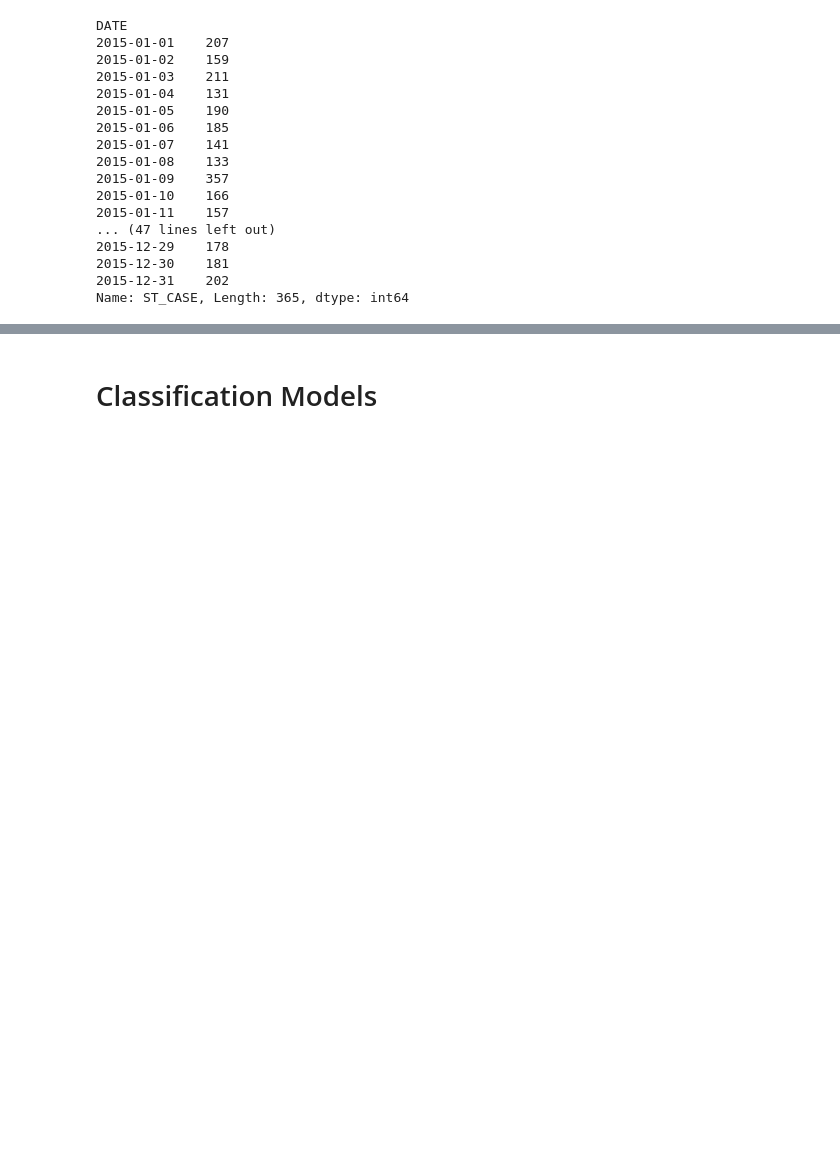
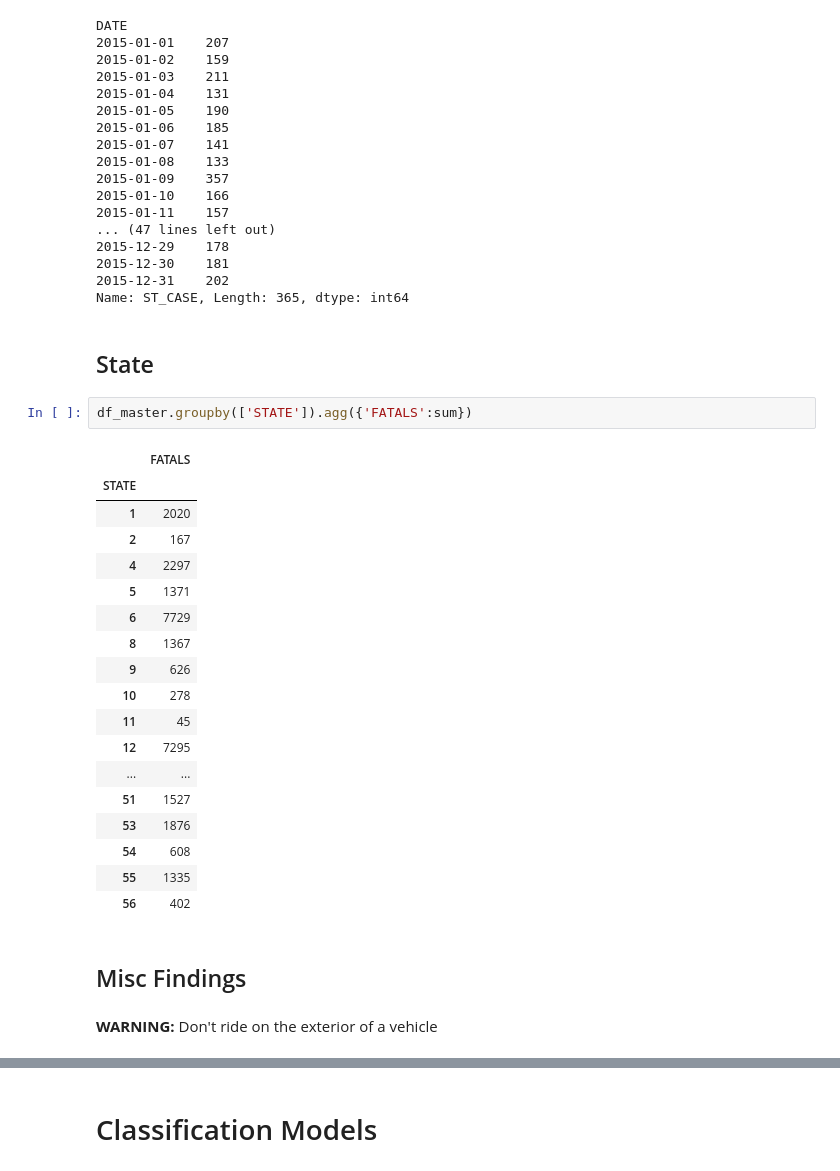
Before and after one commit to kjones5/metis_bootcamp, a Jupyter notebook: Project3_TrafficAccidentData/EDA_trafficfatalities.ipynb, the cells around one changed output, grey strips where cells are left out. Saved outputs shown, nothing was run; the diff lists cells and outputs as text; blank space fills up the shorter version.

```diff
--- a/Project3_TrafficAccidentData/EDA_trafficfatalities.ipynb
+++ b/Project3_TrafficAccidentData/EDA_trafficfatalities.ipynb
@@ -743,3 +742,30 @@ DATE
 2015-12-30    181
 2015-12-31    202
 Name: ST_CASE, Length: 365, dtype: int64
+# %% [markdown]
+## State
+# %%
+df_master.groupby(['STATE']).agg({'FATALS':sum})
+# %% [output]
+|  | FATALS |
+| STATE |  |
+| 1 | 2020 |
+| 2 | 167 |
+| 4 | 2297 |
+| 5 | 1371 |
+| 6 | 7729 |
+| 8 | 1367 |
+| 9 | 626 |
+| 10 | 278 |
+| 11 | 45 |
+| 12 | 7295 |
+| ... | ... |
+| 51 | 1527 |
+| 53 | 1876 |
+| 54 | 608 |
+| 55 | 1335 |
+| 56 | 402 |
+# %% [markdown]
+## Misc Findings
+# %% [markdown]
+**WARNING:** Don't ride on the exterior of a vehicle
```
Also changed, not shown: parts of 90 cells of this notebook, 2 other files.
